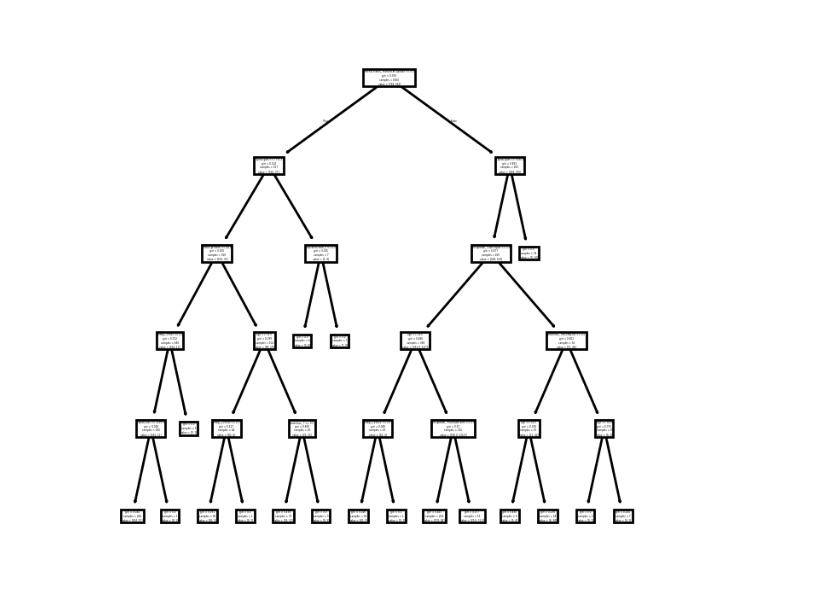
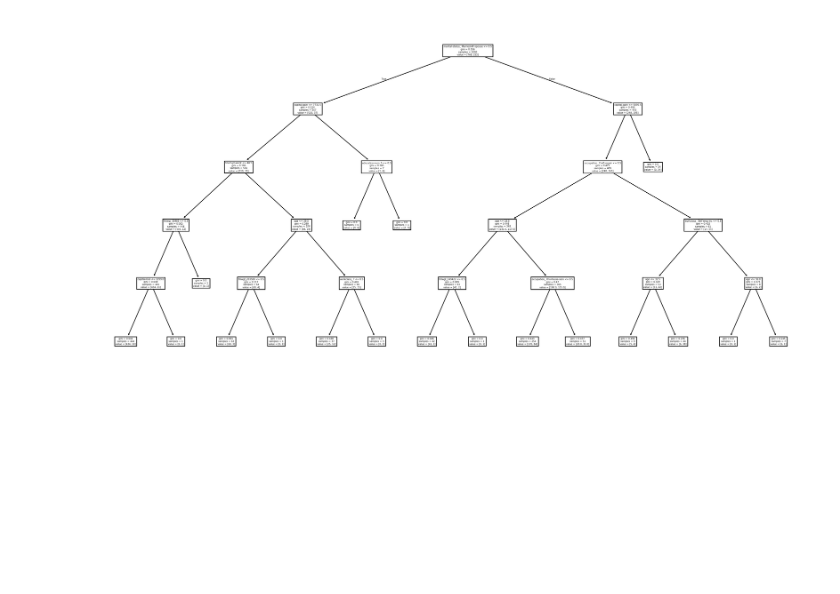
Before and after one commit to katinka314/XAI-project, a Jupyter notebook: training_models.ipynb, the cells around one changed output. Cells and saved outputs as stored; diff of their text form; code cells hidden in the pictures; blank space fills up the shorter version.

```diff
--- a/training_models.ipynb
+++ b/training_models.ipynb
@@ -18,14 +17,12 @@ col_names = data.columns
 # %%
-#decition tree
-criterion = "gini" # kunne også være "entropy"
-dtc = tree.DecisionTreeClassifier(criterion=criterion, min_samples_split=2, max_depth = 5)
+dtc = tree.DecisionTreeClassifier(criterion="gini", min_samples_split=2, max_depth = 5)
 dtc = dtc.fit(X, y)
 # %%
-fname = "tree" + criterion + ".png"
+fname = "tree.png"
 
-fig = plt.figure(figsize=(4, 4), dpi=200)
+fig = plt.figure(figsize=(20, 10), dpi=200)
 _ = tree.plot_tree(dtc, filled=False, feature_names=col_names)
 plt.savefig(fname)
 plt.show()
 # %% [output]
-[figure, old version]
+[figure, new version]
```
Also changed, not shown: parts of 2 cells of this notebook.
